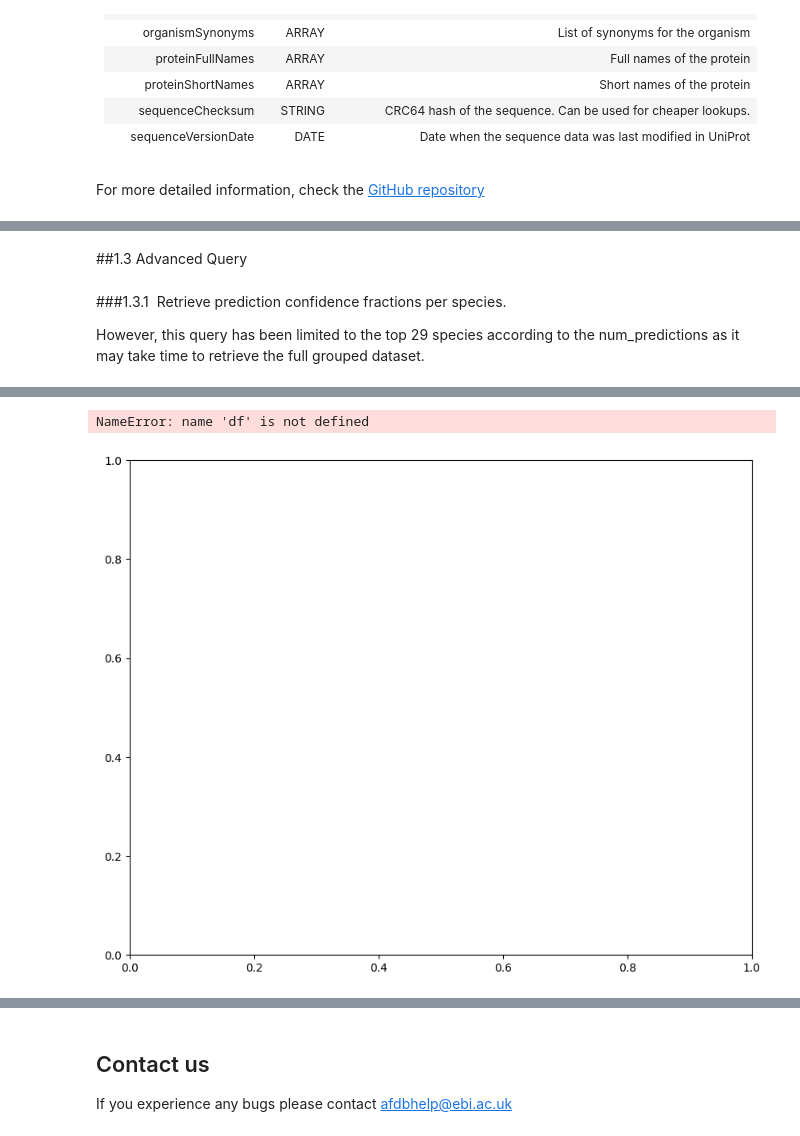
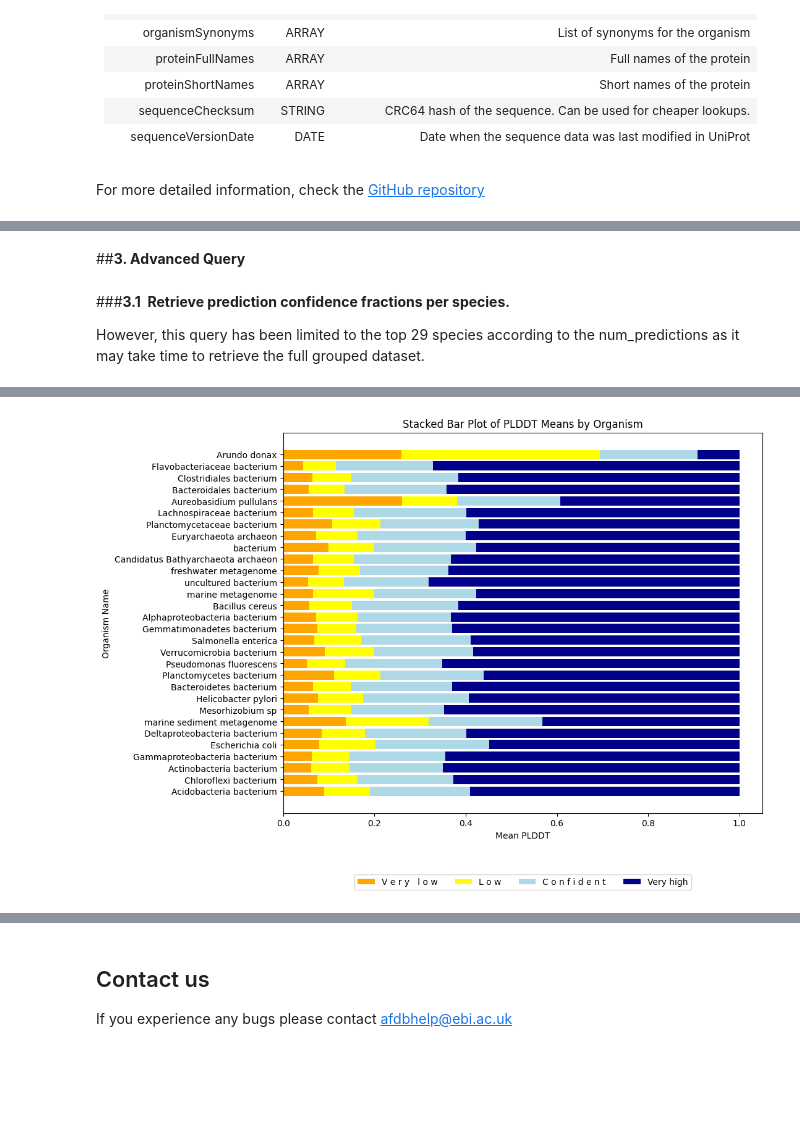
Before and after one commit to paulynamagana/AFDB_notebooks, a Jupyter notebook: AFDB_BigQuery.ipynb, the cells around one changed output, grey strips where cells are left out. Cells and saved outputs as stored; diff of their text form; code cells hidden in the pictures; blank space fills up the shorter version.

Commit message:
Changes_plot_queries

```diff
--- a/AFDB_BigQuery.ipynb
+++ b/AFDB_BigQuery.ipynb
@@ -190,24 +179,26 @@ Warning: Total number of columns (27) exceeds max_columns (20). Falling back to
 # %% [markdown]
-##1.3 Advanced Query
+##**3. Advanced Query**
 # %% [markdown]
-###1.3.1&nbsp; Retrieve prediction confidence fractions per species.
+###**3.1&nbsp; Retrieve prediction confidence fractions per species.**
 
 However, this query has been limited to the top 29 species according to the num_predictions as it  may take time to retrieve the full grouped dataset.
 # %%
+# SQL query to calculate mean values and count predictions for different confidence levels
 query= """SELECT
-          organismScientificName AS name,
-          SUM(fractionPlddtVeryLow) / COUNT(fractionPlddtVeryLow) AS mean_plddt_very_low,
-          SUM(fractionPlddtLow) / COUNT(fractionPlddtLow) AS mean_plddt_low,
-          SUM(fractionPlddtConfident) / COUNT(fractionPlddtConfident) AS mean_plddt_confident,
-          SUM(fractionPlddtVeryHigh) / COUNT(fractionPlddtVeryHigh) AS mean_plddt_very_high,
-          COUNT(organismScientificName) AS num_predictions
+          organismScientificName AS name, -- Selecting organism scientific name as column 'name'
+          SUM(fractionPlddtVeryLow) / COUNT(fractionPlddtVeryLow) AS mean_plddt_very_low, -- Calculating mean for very low confidence
+          SUM(fractionPlddtLow) / COUNT(fractionPlddtLow) AS mean_plddt_low, -- Calculating mean for low confidence
+          SUM(fractionPlddtConfident) / COUNT(fractionPlddtConfident) AS mean_plddt_confident, -- Calculating mean for confident confidence
+          SUM(fractionPlddtVeryHigh) / COUNT(fractionPlddtVeryHigh) AS mean_plddt_very_high, -- Calculating mean for very high confidence
+          COUNT(organismScientificName) AS num_predictions -- Counting the number of predictions per organism
 
-    FROM bigquery-public-data.deepmind_alphafold.metadata
-    GROUP BY name
-    ORDER BY num_predictions DESC
-    LIMIT 30
+FROM bigquery-public-data.deepmind_alphafold.metadata -- From the AFDB in Google Cloud Storage
+GROUP BY name -- Grouping the results by organism name
+ORDER BY num_predictions DESC -- Ordering the results by the number of predictions in descending order
+LIMIT 30 -- Limiting the results to the top 30 predictions
 """
 
+#execute the query and creating dataframe
 df= execute_bigquery_and_create_dataframe(query)
 # %% [output]
 |  | name | mean_plddt_very_low | mean_plddt_low | mean_plddt_confident | mean_plddt_very_high | ... |
@@ -228,32 +219,39 @@ df= execute_bigquery_and_create_dataframe(query)
 | 28 | Flavobacteriaceae bacterium | 0.043781 | 0.071999 | 0.212292 | 0.671925 | ... |
 | 29 | Arundo donax | 0.259672 | 0.434574 | 0.213809 | 0.091934 | ... |
 # %%
-#@title Plot confidence fractions per species
-#import libraries
+#@title **Plotting previous data**
+#@markdown You can also plot the data you retrieve using Big Query. <br>This block wil plot the previous data with mean values for different confidence levels.<br>You can always inspect the code and modify as needed.
 import matplotlib.pyplot as plt
 import numpy as np
 
 # Set up figure and axis
 fig, ax = plt.subplots(figsize=(10, 8))
 
 # Define custom colors
-custom_colors = {'mean_plddt_very_low': 'orange', 'mean_plddt_low': '#FFFF00', 'mean_plddt_confident': '#1aa7ec', 'mean_plddt_very_high': '#1e2f97'}
+custom_colors = {'mean_plddt_very_low': 'orange', 'mean_plddt_low': 'yellow', 'mean_plddt_confident': 'lightblue', 'mean_plddt_very_high': 'darkblue'}
 
 # Create a stacked bar plot
 bottom = np.zeros(len(df['name']))
 for category in custom_colors.keys():
-    ax.barh(df['name'], df[category], color=custom_colors.get(category, 'gray'), label=category.split('_')[-1].capitalize(), left=bottom)
+    if category == 'mean_plddt_very_low':
+        label_words = 'very low'
+    elif category.endswith('low') or category.endswith('confident'):
+        label_words = category.split('_')[-1]
+    else:
+        label_words = category.split('_')[-2:]
+
+    label = ' '.join(label_words).capitalize()
+    ax.barh(df['name'], df[category], color=custom_colors.get(category, 'gray'), label=label, left=bottom)
     bottom += df[category]
 
 # Customize the plot
-ax.set_title('PLDDT distribution by Organism')
-ax.set_xlabel('pLDDT distribution ')
+ax.set_title('Stacked Bar Plot of PLDDT Means by Organism')
+ax.set_xlabel('PLDDT distribution')
 ax.set_ylabel('Organism Name')
-ax.legend(loc='upper right')
+ax.legend(loc='upper center', bbox_to_anchor=(0.5, -0.15), fancybox=True, shadow=False, ncol=4)
 
 # Show the plot
 plt.show()
 # %% [output]
-NameError: name 'df' is not defined
-[figure, old version]
+[figure, new version]
 # %% [markdown]
```
Also changed, not shown: parts of 15 cells of this notebook.
